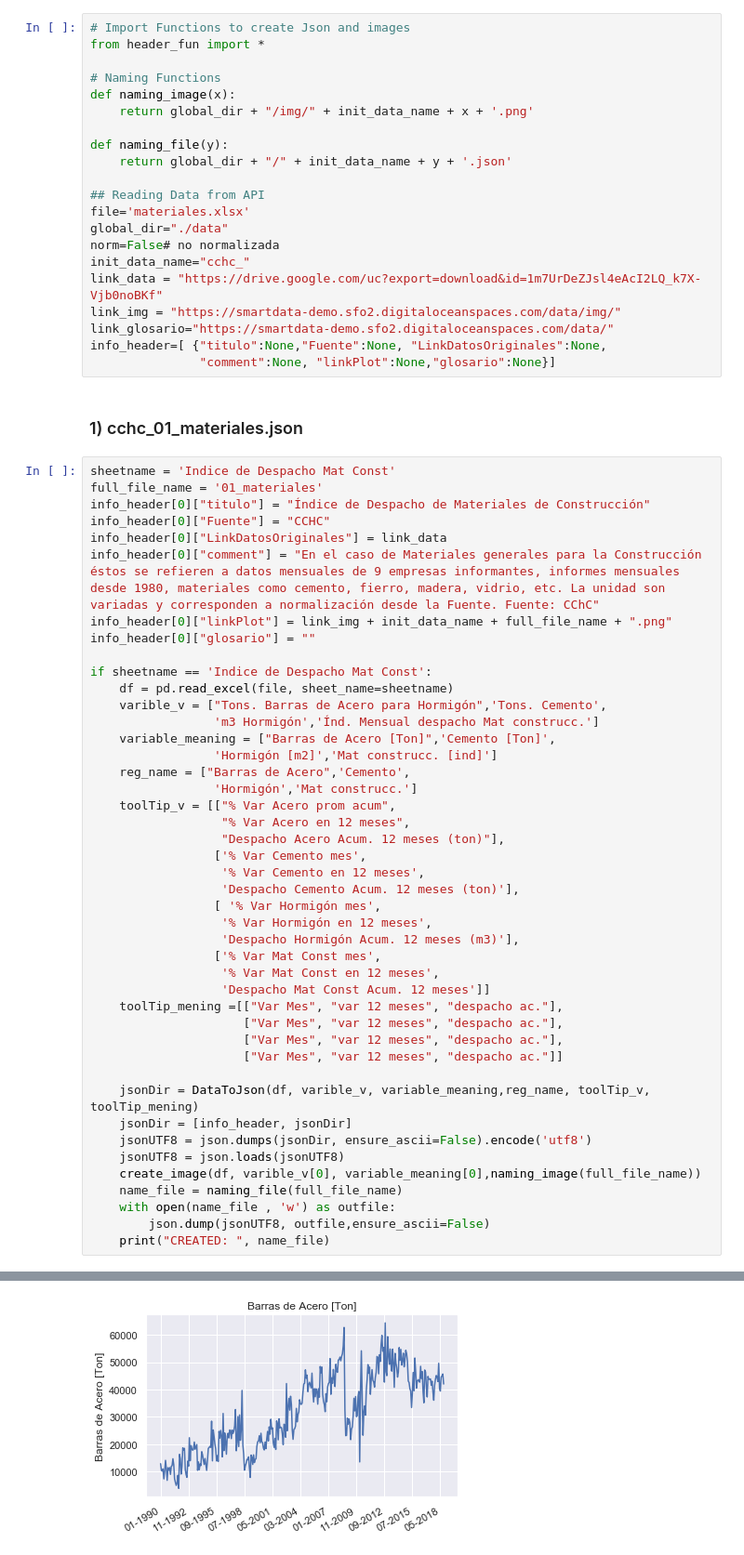
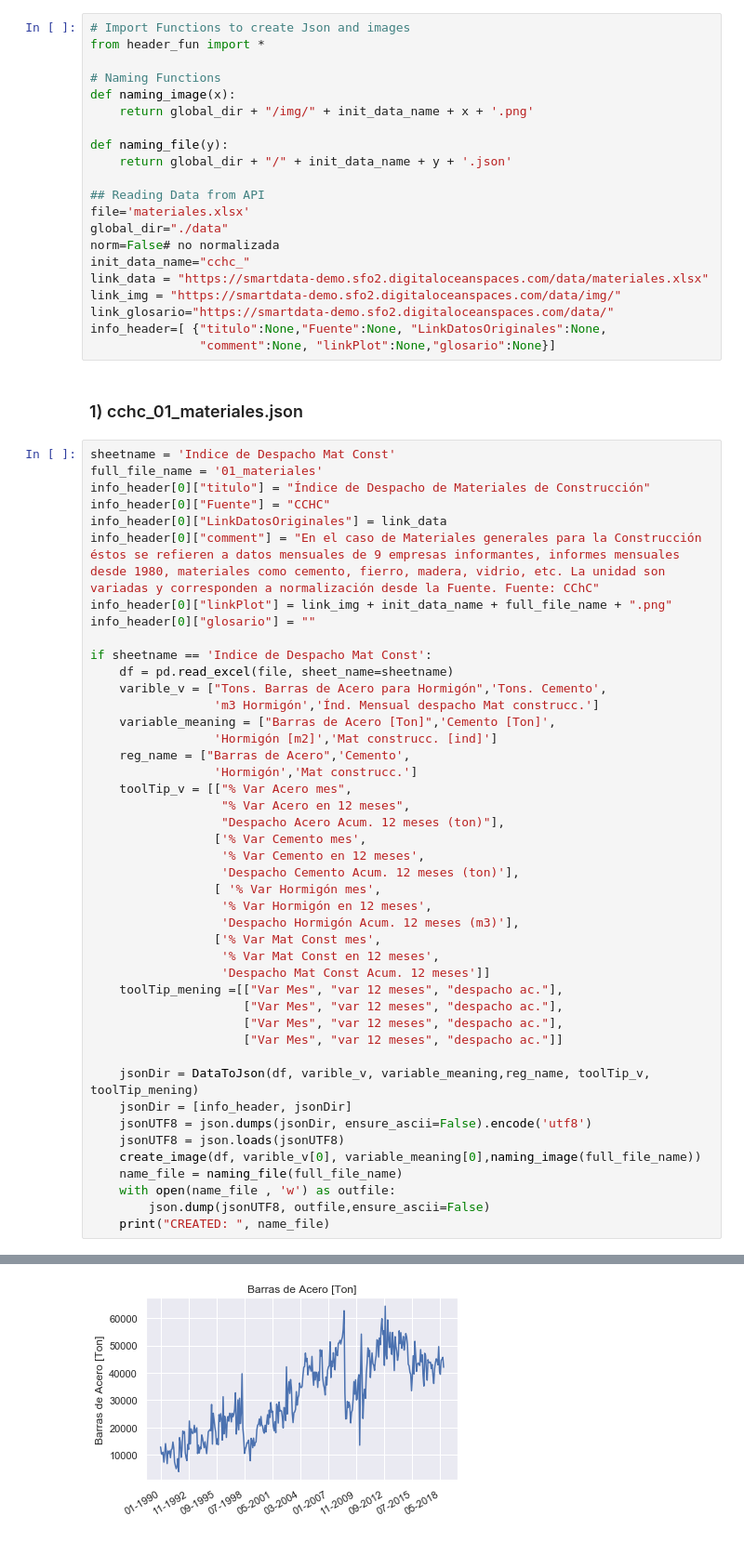
Before and after one commit to jjvemz/Repositorio-Para-SDC, a Jupyter notebook: src/frontend/public/S7_CChC.ipynb, the cells around one changed output, grey strips where cells are left out. Shown: that part at 93% size. Drawn from its saved outputs; the diff is of its cells as text.

```diff
--- a/src/frontend/public/S7_CChC.ipynb
+++ b/src/frontend/public/S7_CChC.ipynb
@@ -16,7 +16,7 @@ file='materiales.xlsx'
 global_dir="./data"
 norm=False# no normalizada
 init_data_name="cchc_"
-link_data = "https://drive.google.com/uc?export=download&id=1m7UrDeZJsl4eAcI2LQ_k7X-Vjb0noBKf"
+link_data = "https://smartdata-demo.sfo2.digitaloceanspaces.com/data/materiales.xlsx"
 link_img = "https://smartdata-demo.sfo2.digitaloceanspaces.com/data/img/"
 link_glosario="https://smartdata-demo.sfo2.digitaloceanspaces.com/data/"
 info_header=[ {"titulo":None,"Fuente":None, "LinkDatosOriginales":None,
@@ -41,34 +41,34 @@ if sheetname == 'Indice de Despacho Mat Const':
                  'Hormigón [m2]','Mat construcc. [ind]']
     reg_name = ["Barras de Acero",'Cemento',
                  'Hormigón','Mat construcc.']
-    toolTip_v = [["% Var Acero prom acum",
+    toolTip_v = [["% Var Acero mes",
                   "% Var Acero en 12 meses",
                   "Despacho Acero Acum. 12 meses (ton)"],
                  ['% Var Cemento mes',
                   '% Var Cemento en 12 meses',
                   'Despacho Cemento Acum. 12 meses (ton)'],
                  [ '% Var Hormigón mes',
                   '% Var Hormigón en 12 meses',
                   'Despacho Hormigón Acum. 12 meses (m3)'],
                  ['% Var Mat Const mes',
                   '% Var Mat Const en 12 meses',
                   'Despacho Mat Const Acum. 12 meses']]
     toolTip_mening =[["Var Mes", "var 12 meses", "despacho ac."],
                      ["Var Mes", "var 12 meses", "despacho ac."],
                      ["Var Mes", "var 12 meses", "despacho ac."],
                      ["Var Mes", "var 12 meses", "despacho ac."]]
 
     jsonDir = DataToJson(df, varible_v, variable_meaning,reg_name, toolTip_v, toolTip_mening)
     jsonDir = [info_header, jsonDir]
     jsonUTF8 = json.dumps(jsonDir, ensure_ascii=False).encode('utf8')
     jsonUTF8 = json.loads(jsonUTF8)
     create_image(df, varible_v[0], variable_meaning[0],naming_image(full_file_name))
     name_file = naming_file(full_file_name)
     with open(name_file , 'w') as outfile:
         json.dump(jsonUTF8, outfile,ensure_ascii=False)
     print("CREATED: ", name_file)
 # %% [output]
 set: None
 <Figure size 432x288 with 0 Axes>
-[figure, old version]
+[figure, new version]
 CREATED:  ./data/cchc_01_materiales.json
```
Also changed, not shown: 18 other files.
